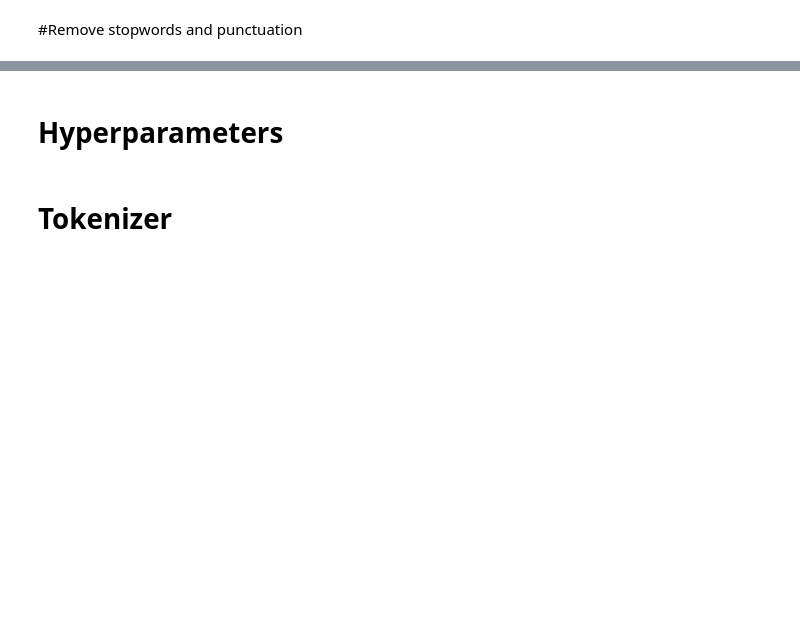
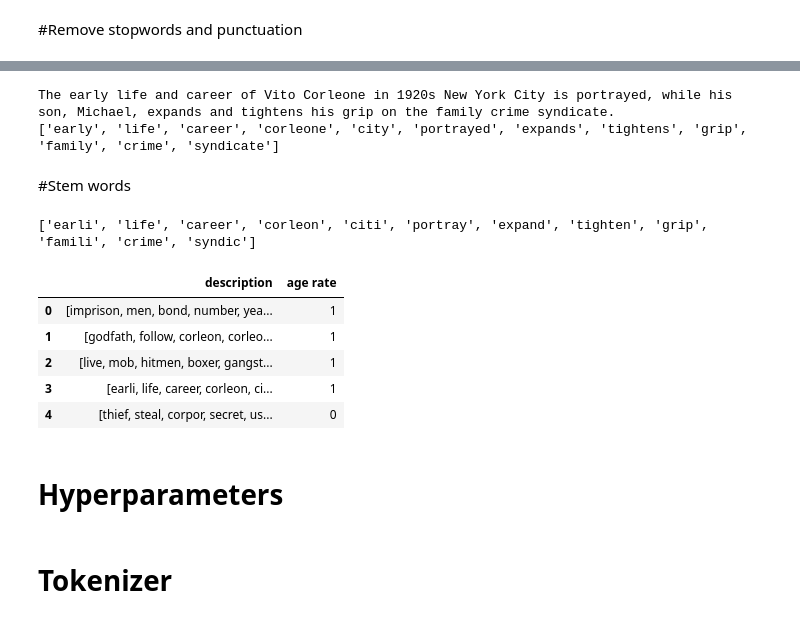
Before and after one commit to Teasotea/Age-Rate-Classifier-NLP, a Jupyter notebook: dense_age_rate_classifier.ipynb, the cells around one changed output, grey strips where cells are left out. Drawn from its saved outputs; the diff is of its cells as text; code cells hidden in the pictures; blank space fills up the shorter version.

```diff
--- a/dense_age_rate_classifier.ipynb
+++ b/dense_age_rate_classifier.ipynb
@@ -133,3 +69,61 @@ stemmer = PorterStemmer()
+# %%
+#define stop words: english stop words, numbers, male and female names
+numbers = ['one', 'two', 'three', 'four', 'five', 'six', 'seven', 'eight', 'nine', 'ten', 'eleven', 'twelve', 	'thirteen', 'fourteen', 'fifteen',
+'sixteen', 'seventeen', 'eighteen', 'nineteen', 'twenty', 'thirty', 'forty', 'fifty', 'sixty', 'seventy', 'eighty', 'ninety', 'hundred']
+stpwrds = stopwords.words('english') + [i.lower() for i in names.words('male.txt') + names.words('female.txt')] + numbers
+#print(stpwrds.count('into'))
+data = [i.lower() for i in df['Description']]
+data2 = []
+
+#remove city names from description
+for i in range(len(df['Description'])):
+  places = GeoText(df['Description'][i])
+  if places.cities != []:
+    for j in places.cities:
+      data[i] = data[i].replace(j.lower(), '')
+
+for i in data:
+  #remove punctuation and split
+  tr= str.maketrans(dict.fromkeys(string.punctuation))
+  new_i = i.translate(tr)
+  descr = new_i.split(sep=' ')
+
+  #remove stop words or numbers
+  for k in range(10):
+    for j in descr:
+      if j in stpwrds or j!= '' and j[0].isdigit():
+        descr.remove(j)
+    if "" in descr:
+      descr.remove("")
+  data2.append(descr)
+
+print(df['Description'][3])
+print(data2[3])
+# %% [output]
+The early life and career of Vito Corleone in 1920s New York City is portrayed, while his son, Michael, expands and tightens his grip on the family crime syndicate.
+['early', 'life', 'career', 'corleone', 'city', 'portrayed', 'expands', 'tightens', 'grip', 'family', 'crime', 'syndicate']
+# %% [markdown]
+#Stem words
+# %%
+stemmer = PorterStemmer()
+for i in range(len(data2)):
+  data2[i] = [stemmer.stem(w.lower()) for w in data2[i]]
+print(data2[3])
+# %% [output]
+['earli', 'life', 'career', 'corleon', 'citi', 'portray', 'expand', 'tighten', 'grip', 'famili', 'crime', 'syndic']
+# %%
+short_df = pd.DataFrame(list(zip(data2, is_r)),
+               columns =['description', 'age rate'])
+short_df.head()
+#with pd.option_context('display.max_rows', None, 'display.max_columns', None):
+#     print(short_df)
+# %% [output]
+|  | description | age rate |
+| 0 | [imprison, men, bond, number, yea... | 1 |
+| 1 | [godfath, follow, corleon, corleo... | 1 |
+| 2 | [live, mob, hitmen, boxer, gangst... | 1 |
+| 3 | [earli, life, career, corleon, ci... | 1 |
+| 4 | [thief, steal, corpor, secret, us... | 0 |
 # %% [markdown]
 # Hyperparameters
 # %%
```
Also changed, not shown: parts of 25 cells of this notebook.
